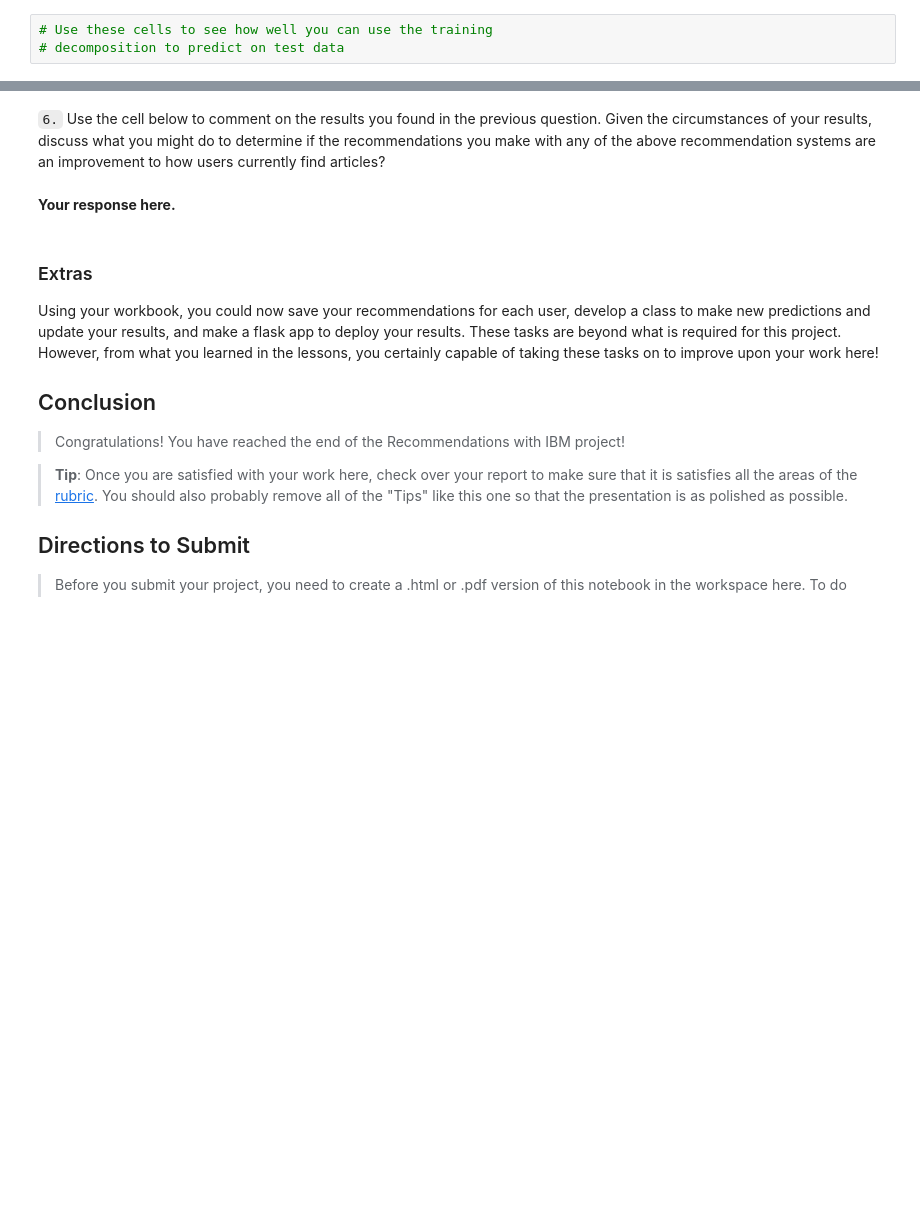
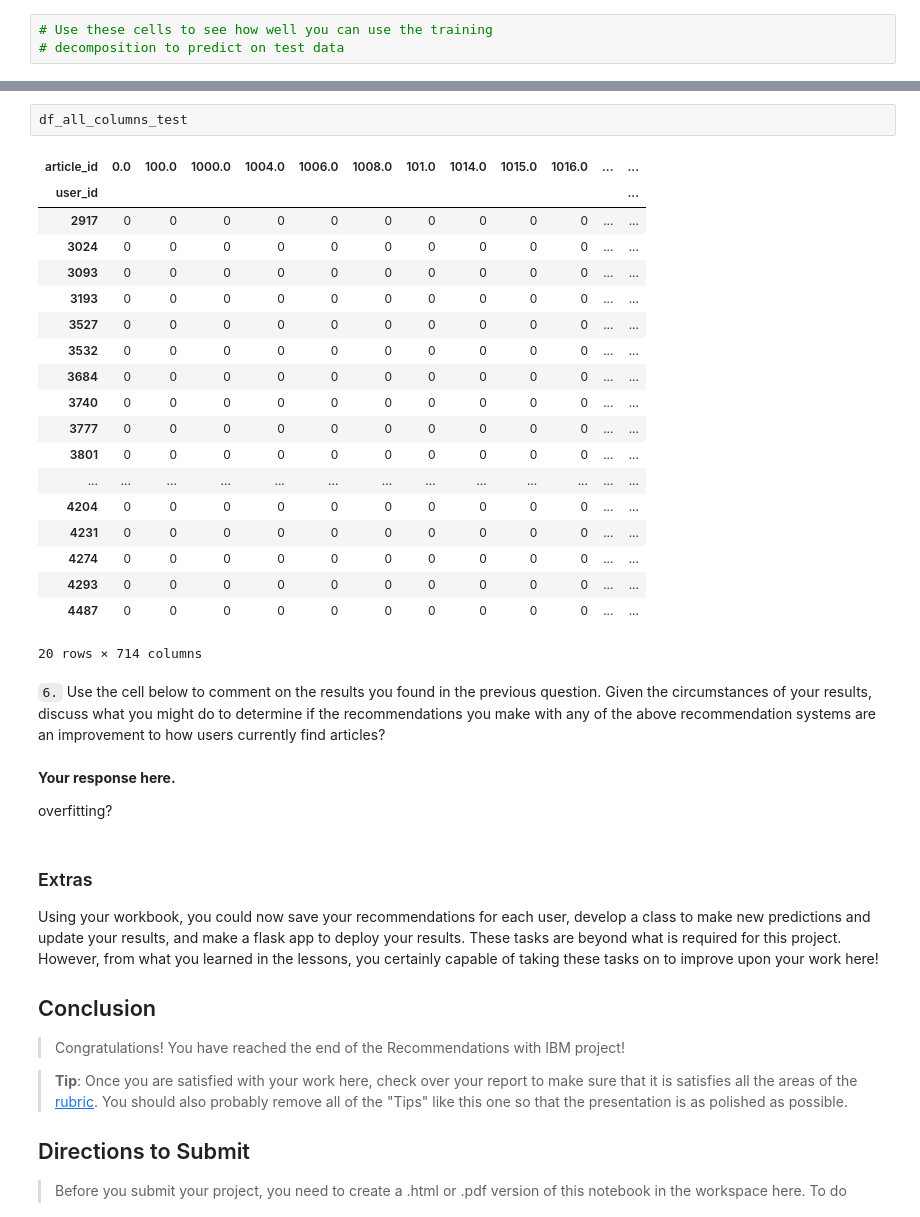
Before and after one commit to rsiwicki/recommender_matrix_system, a Jupyter notebook: Recommendations_with_IBM.ipynb, the cells around one changed output, grey strips where cells are left out. Cells and saved outputs as stored; diff of their text form; blank space fills up the shorter version.

```diff
--- a/Recommendations_with_IBM.ipynb
+++ b/Recommendations_with_IBM.ipynb
@@ -890,7 +964,32 @@ u_train.shape, s_train.shape, vt_train.shape
+# %%
+df_all_columns_test
+# %% [output]
+| article_id | 0.0 | 100.0 | 1000.0 | 1004.0 | 1006.0 | 1008.0 | 101.0 | 1014.0 | 1015.0 | 1016.0 | ... | ... |
+| user_id |  |  |  |  |  |  |  |  |  |  |  | ... |
+| 2917 | 0 | 0 | 0 | 0 | 0 | 0 | 0 | 0 | 0 | 0 | ... | ... |
+| 3024 | 0 | 0 | 0 | 0 | 0 | 0 | 0 | 0 | 0 | 0 | ... | ... |
+| 3093 | 0 | 0 | 0 | 0 | 0 | 0 | 0 | 0 | 0 | 0 | ... | ... |
+| 3193 | 0 | 0 | 0 | 0 | 0 | 0 | 0 | 0 | 0 | 0 | ... | ... |
+| 3527 | 0 | 0 | 0 | 0 | 0 | 0 | 0 | 0 | 0 | 0 | ... | ... |
+| 3532 | 0 | 0 | 0 | 0 | 0 | 0 | 0 | 0 | 0 | 0 | ... | ... |
+| 3684 | 0 | 0 | 0 | 0 | 0 | 0 | 0 | 0 | 0 | 0 | ... | ... |
+| 3740 | 0 | 0 | 0 | 0 | 0 | 0 | 0 | 0 | 0 | 0 | ... | ... |
+| 3777 | 0 | 0 | 0 | 0 | 0 | 0 | 0 | 0 | 0 | 0 | ... | ... |
+| 3801 | 0 | 0 | 0 | 0 | 0 | 0 | 0 | 0 | 0 | 0 | ... | ... |
+| ... | ... | ... | ... | ... | ... | ... | ... | ... | ... | ... | ... | ... |
+| 4204 | 0 | 0 | 0 | 0 | 0 | 0 | 0 | 0 | 0 | 0 | ... | ... |
+| 4231 | 0 | 0 | 0 | 0 | 0 | 0 | 0 | 0 | 0 | 0 | ... | ... |
+| 4274 | 0 | 0 | 0 | 0 | 0 | 0 | 0 | 0 | 0 | 0 | ... | ... |
+| 4293 | 0 | 0 | 0 | 0 | 0 | 0 | 0 | 0 | 0 | 0 | ... | ... |
+| 4487 | 0 | 0 | 0 | 0 | 0 | 0 | 0 | 0 | 0 | 0 | ... | ... |
+20 rows × 714 columns
 # %% [markdown]
 `6.` Use the cell below to comment on the results you found in the previous question. Given the circumstances of your results, discuss what you might do to determine if the recommendations you make with any of the above recommendation systems are an improvement to how users currently find articles?
 # %% [markdown]
 **Your response here.**
+
+
+overfitting?
 # %% [markdown]
 <a id='conclusions'></a>
 ### Extras
```
Also changed, not shown: parts of 7 cells of this notebook.
